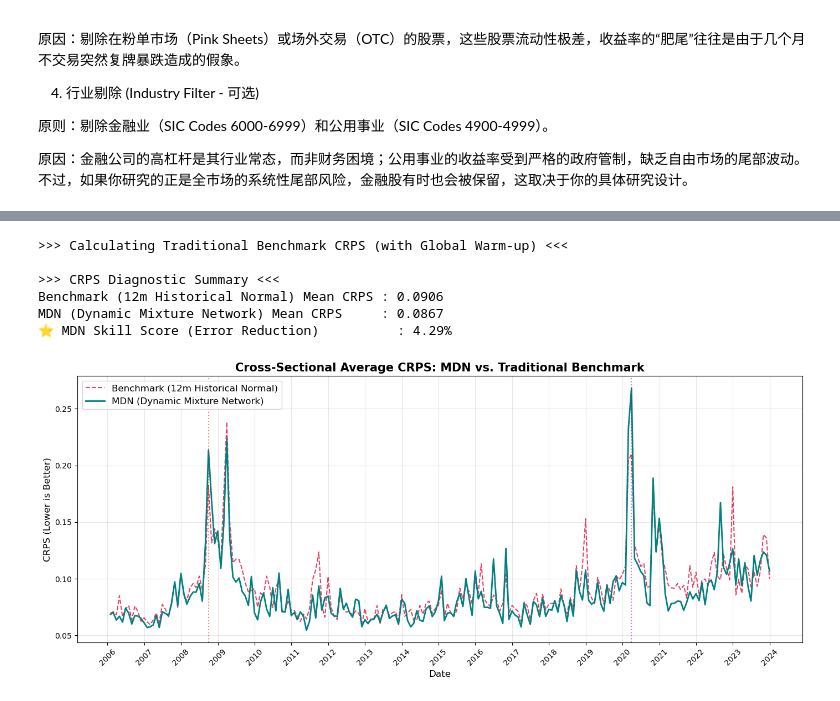
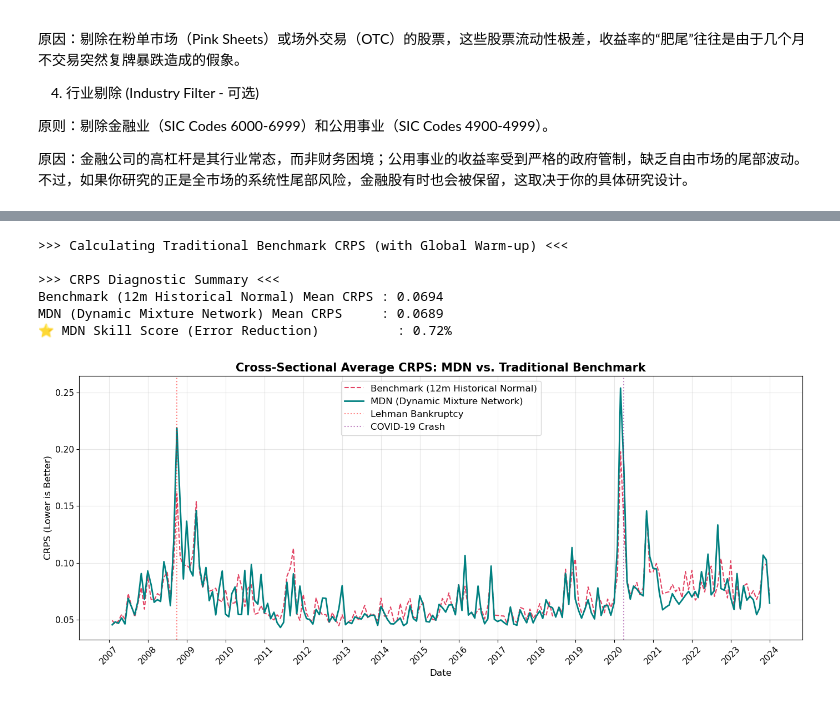
Before and after one commit to damonuc/PricingTailRisk_MDN, a Jupyter notebook: 3PIT_CRPS_Test.ipynb, the cells around one changed output, grey strips where cells are left out. Cells and saved outputs as stored; diff of their text form; code cells hidden in the pictures.

```diff
--- a/3PIT_CRPS_Test.ipynb
+++ b/3PIT_CRPS_Test.ipynb
@@ -52,11 +56,16 @@ pd.set_option('display.max_rows', 100)     # 显示前100行
 
 os.chdir('/Users/jianbinchen/NonSync/GitHub/Research/PricingTailRisk_MDN/code')
 # %%
-final_oos_df = pd.read_parquet('/Users/jianbinchen/Downloads/final_oos_df_20260514_0743.parquet')
-metrics_df=pd.read_parquet('/Users/jianbinchen/Downloads/metrics_df_20260514_0743.parquet')
-ES_df = pd.read_parquet('/Users/jianbinchen/Downloads/ES_df_20260514_0743.parquet')
+timestamp = '20260519_1245'
 
-# micro_df = pd.read_parquet('/kaggle/input/datasets/jianbinchenuc/mdndata-1990/micro_data.parquet')
-micro_df = pd.read_parquet('/Users/jianbinchen/NonSync/GitHub/Research/PricingTailRisk_MDN/data/micro_data.parquet')
+final_oos_df = pd.read_parquet(f'/Users/jianbinchen/Downloads/final_oos_df_{timestamp}.parquet')
+metrics_df=pd.read_parquet(f'/Users/jianbinchen/Downloads/metrics_df_{timestamp}.parquet')
+ES_df = pd.read_parquet(f'/Users/jianbinchen/Downloads/ES_df_{timestamp}.parquet')
+industry_embeddings = pd.read_parquet(f'/Users/jianbinchen/Downloads/industry_embeddings_50x6_{timestamp}.parquet')
 
-final_oos_df.head(5)
+micro_df = pd.read_parquet('/Users/jianbinchen/NonSync/GitHub/Research/PricingTailRisk_MDN/data/micro_data.parquet') # local 路径
+macro_df = pd.read_parquet('/Users/jianbinchen/NonSync/GitHub/Research/PricingTailRisk_MDN/data/macro_data.parquet') # local 路径
+processed_df = pd.read_parquet('/Users/jianbinchen/NonSync/GitHub/Research/PricingTailRisk_MDN/data/processed_df.parquet')
+
+ffi49_pairs = pd.read_parquet('/Users/jianbinchen/NonSync/GitHub/Research/PricingTailRisk_MDN/data/comp_wrds_ratios.parquet', engine='pyarrow',
+                                   columns=['ffi49', 'ffi49_desc']).drop_duplicates()
@@ -151,17 +594,13 @@ print("\n>>> Calculating Traditional Benchmark CRPS (with Global Warm-up) <<<")
 # -----------------------------------------------------------------
 # 1. 重新读取包含所有历史年份 (1990-2023) 的收益率数据。
 
-bench_df = micro_df[['permno', 'mthcaldt', 'mthret']].copy()
+bench_df = processed_df[['permno', 'mthcaldt', 'mu_bench', 'sigma_bench']].copy()
 
 # 统一列名并排序
 bench_df['mthcaldt'] = pd.to_datetime(bench_df['mthcaldt']) + pd.offsets.MonthEnd(0)
 bench_df = bench_df.rename(columns={'mthcaldt': 'date'})
 # 🌟 终极修复：排序后必须重置索引！斩断底层多线程读取带来的哈希错乱！
 bench_df = bench_df.sort_values(['permno', 'date']).reset_index(drop=True)
-
-# 3. 在完整的全局时间序列上，计算 12 个月滚动均值和标准差
-bench_df['mu_bench'] = bench_df.groupby('permno')['mthret'].transform(lambda x: x.rolling(12, min_periods=3).mean())
-bench_df['sigma_bench'] = bench_df.groupby('permno')['mthret'].transform(lambda x: x.rolling(12, min_periods=3).std())
 
 # 4. 把全局算好的精准 Benchmark 基准，贴回到你的样本外预测表 ES_df 中
 ES_df = pd.merge(
@@ -171,9 +610,9 @@ ES_df = pd.merge(
     how='left'
 )
 
-# 5. 兜底逻辑：只为真正刚上市、连 3 个月历史都没有的新股进行截面填充
-ES_df['mu_bench'] = ES_df['mu_bench'].fillna(ES_df.groupby('date')['mu_bench'].transform('mean')).fillna(0)
-ES_df['sigma_bench'] = ES_df['sigma_bench'].fillna(ES_df.groupby('date')['sigma_bench'].transform('mean')).fillna(0.1)
+# # 5. 兜底逻辑：只为真正刚上市、连 3 个月历史都没有的新股进行截面填充
+# ES_df['mu_bench'] = ES_df['mu_bench'].fillna(ES_df.groupby('date')['mu_bench'].transform('mean')).fillna(0)
+# ES_df['sigma_bench'] = ES_df['sigma_bench'].fillna(ES_df.groupby('date')['sigma_bench'].transform('mean')).fillna(0.1)
 
 # 防止波动率出现 0 导致除以零崩溃
 ES_df['sigma_bench'] = np.maximum(ES_df['sigma_bench'], 1e-6)
@@ -204,38 +643,37 @@ print(f"⭐ MDN Skill Score (Error Reduction)          : {skill_score:.2f}%")
 
 # 4. 绘制对比走势图
 monthly_crps = ES_df.groupby('date')[['crps', 'crps_bench']].mean().reset_index()
 monthly_crps['date'] = pd.to_datetime(monthly_crps['date'])
 
 plt.figure(figsize=(14, 6))
 
 # 画 Benchmark 基准线
 plt.plot(monthly_crps['date'], monthly_crps['crps_bench'], color='crimson', linewidth=1.5, linestyle='--', alpha=0.8, label='Benchmark (12m Historical Normal)')
 
 # 画 MDN 模型线
 plt.plot(monthly_crps['date'], monthly_crps['crps'], color='teal', linewidth=2, label='MDN (Dynamic Mixture Network)')
 
 plt.title("Cross-Sectional Average CRPS: MDN vs. Traditional Benchmark", fontsize=15, fontweight='bold')
 plt.ylabel("CRPS (Lower is Better)", fontsize=12)
 plt.xlabel("Date", fontsize=12)
 plt.grid(True, alpha=0.3)
-plt.legend(fontsize=12, loc='upper left')
+
 
 plt.axvline(pd.to_datetime('2008-09-30'), color='red', alpha=0.5, linestyle=':', label='Lehman Bankruptcy')
-if pd.to_datetime('2020-03-31') <= monthly_crps['date'].max():
-    plt.axvline(pd.to_datetime('2020-03-31'), color='purple', alpha=0.5, linestyle=':', label='COVID-19 Crash')
+plt.axvline(pd.to_datetime('2020-03-31'), color='purple', alpha=0.5, linestyle=':', label='COVID-19 Crash')
 
 plt.xticks(rotation=45)
 plt.gca().xaxis.set_major_locator(mdates.YearLocator())
 plt.gca().xaxis.set_major_formatter(mdates.DateFormatter('%Y'))
-
+plt.legend(fontsize=12, loc='best')
 plt.tight_layout()
 plt.savefig('../paper/fig/crps_comparison.pdf', format='pdf', bbox_inches='tight')
 plt.show()
 # %% [output]
 >>> Calculating Traditional Benchmark CRPS (with Global Warm-up) <<<
 
 >>> CRPS Diagnostic Summary <<<
-Benchmark (12m Historical Normal) Mean CRPS : 0.0906
-MDN (Dynamic Mixture Network) Mean CRPS     : 0.0867
-⭐ MDN Skill Score (Error Reduction)          : 4.29%
+Benchmark (12m Historical Normal) Mean CRPS : 0.0694
+MDN (Dynamic Mixture Network) Mean CRPS     : 0.0689
+⭐ MDN Skill Score (Error Reduction)          : 0.72%
-[figure, old version]
+[figure, new version]
```
Also changed, not shown: parts of 34 cells of this notebook, 2 other files.
